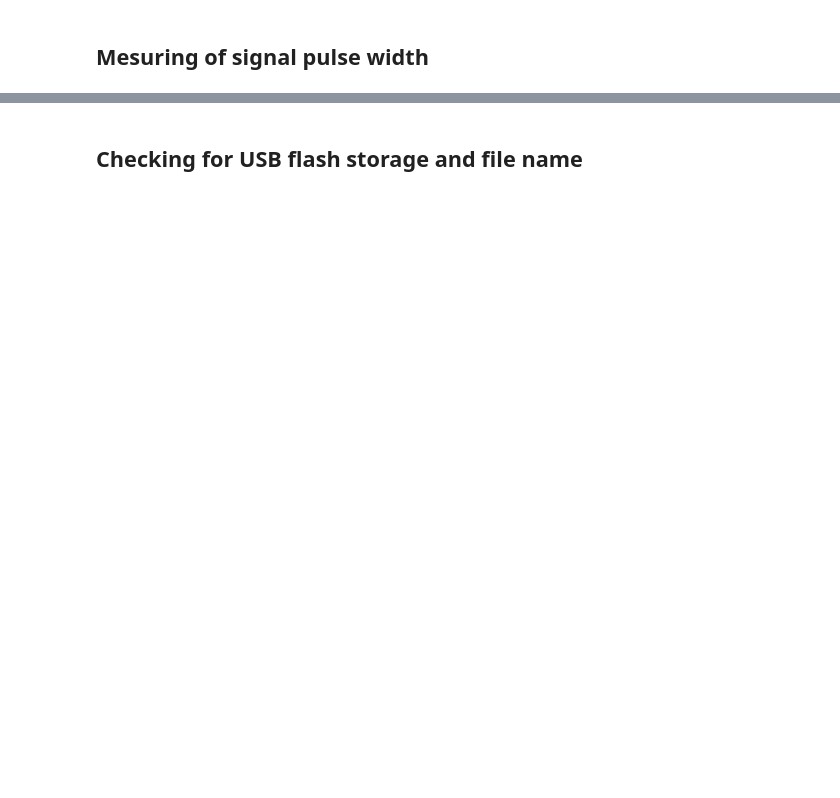
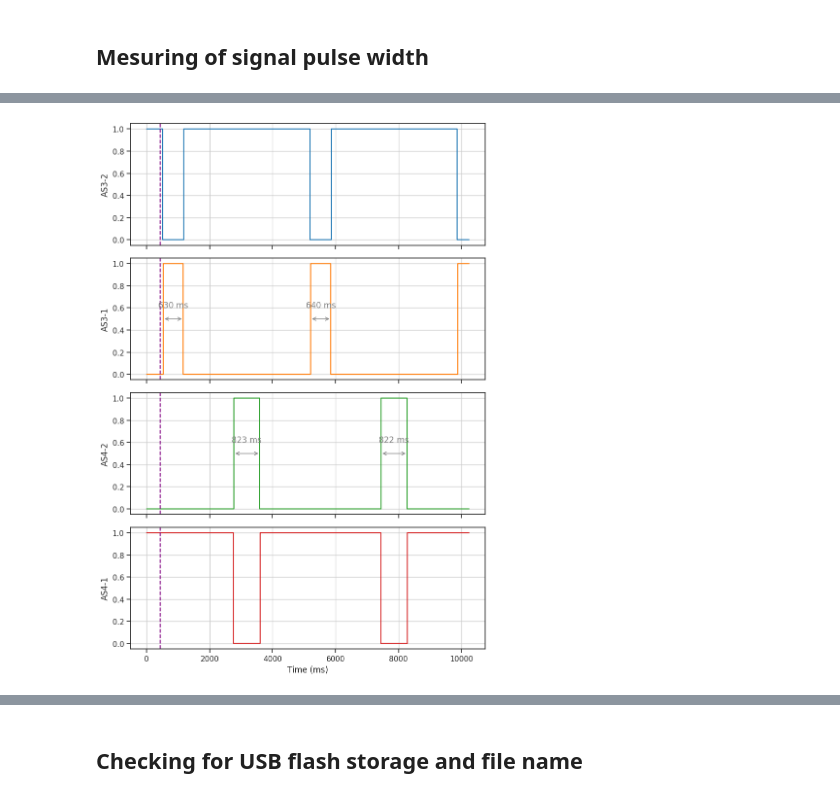
Before and after one commit to edyatl/analyzer-reporter, a Jupyter notebook: analyzer_report.ipynb, the cells around one changed output, grey strips where cells are left out. Saved outputs shown, nothing was run; the diff lists cells and outputs as text; code cells hidden in the pictures; blank space fills up the shorter version.

```diff
--- a/analyzer_report.ipynb
+++ b/analyzer_report.ipynb
@@ -317,0 +412,4 @@ sig_tpl
+# %%
+# Set A4 canvas size in inches
+a4_width_inches = 8.27
+a4_height_inches = 11.69
@@ -317,0 +418,15 @@ sig_tpl
+# %%
+def plot_width(x1: int, x2: int, width: int, i: int) -> None:
+    axes[i].annotate(
+        "",
+        xy=(x1, 0.5),
+        xytext=(x2, 0.5),
+        arrowprops=dict(arrowstyle="<->", color=cfg.CLR_DICT["gray"]),
+    )
+    axes[i].text(
+        (x1 + x2) / 2,
+        0.6,
+        f"{width} ms",
+        ha="center",
+        color=cfg.CLR_DICT["gray"],
+    )
@@ -317,0 +435,34 @@ sig_tpl
+# %%
+# Set a list with six main css colors
+colors = ["blue", "green", "red", "orange", "#0072B2", "#D55E00", "#CC79A7"]
+
+t = df.index
+# Set subplots size to a4_width_inches x a4_height_inches
+plt.rcParams["figure.figsize"] = (a4_width_inches, a4_height_inches)
+fig, axes = plt.subplots(4, 1, sharex="col")
+for i, col in enumerate(df.columns):
+    # print(i, col)
+    sig_pivots = signal_pulse_pivots(df[col])
+    axes[i].step(t, df[col], cfg.COLORS[i])
+    axes[i].set_ylabel(col)
+
+    if col == "AS3-1" or col == "AS4-2":
+        for j in range(2):
+            plot_width(*signal_pulse_width(sig_pivots, j), i)
+for ax in axes:
+    ax.grid(cfg.SHOW_GRID)  # Add grid to each subplot
+    ax.axvline(
+        423,
+        color="purple",
+        linestyle="--",
+        label="X1",
+    )
+
+
+plt.xlabel("Time (ms)")
+plt.tight_layout()  # Adjust subplot layout to prevent overlapping
+# Save the plot as a PDF file with A4 canvas size
+plt.savefig(cfg.REPORT_NAME, format="pdf", dpi=300)
+plt.show()
+# %% [output]
+[figure, added]
```
Also changed, not shown: parts of 44 cells of this notebook, 4 other files.
